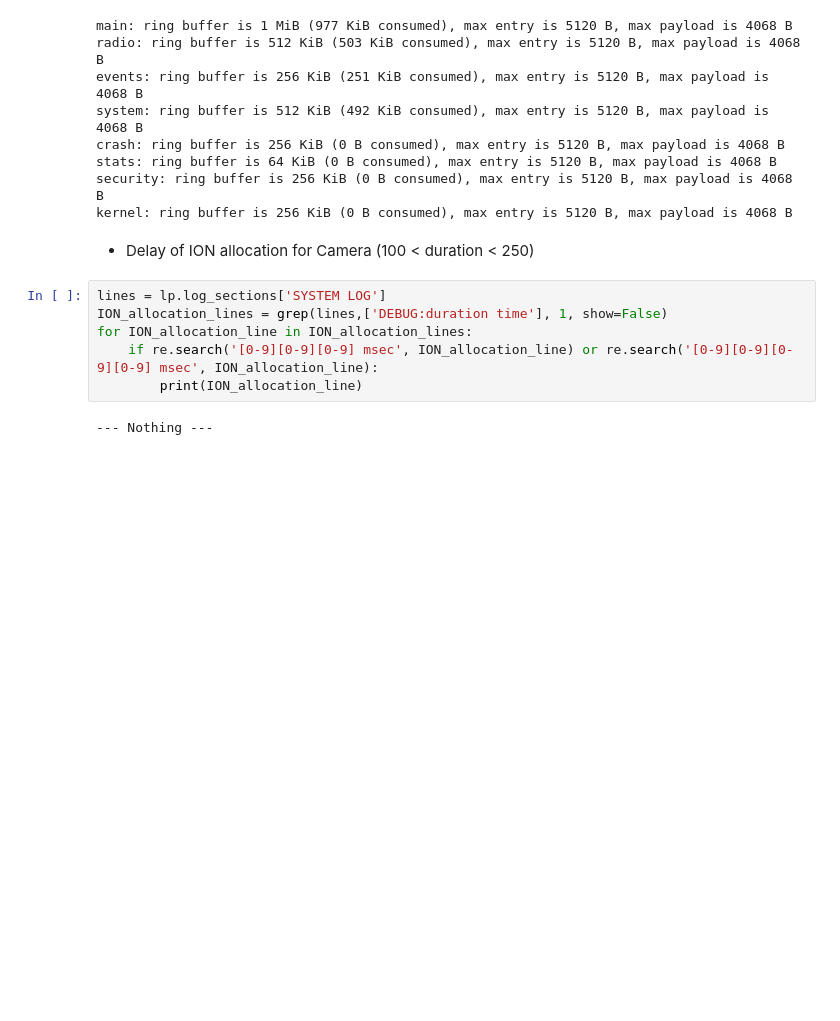
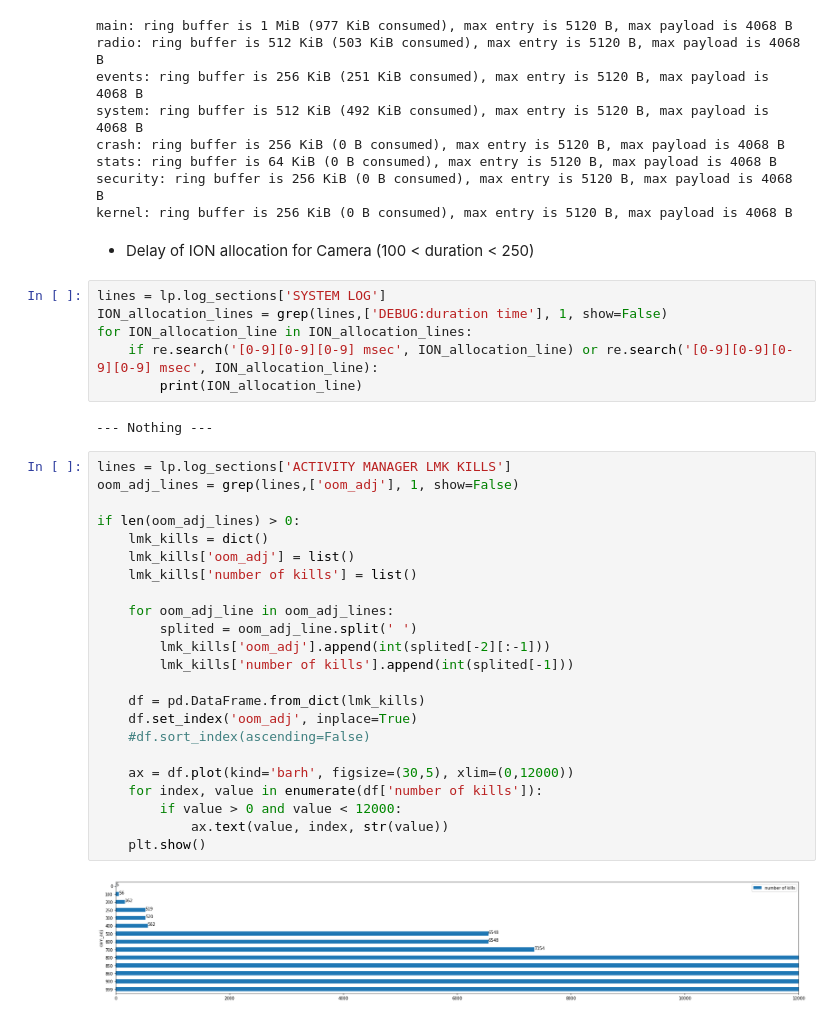
Before and after one commit to Binse-Park/Parser-android-s-dumpstate, a Jupyter notebook: log_parser.ipynb, the cells around one changed output. Saved outputs shown, nothing was run; the diff lists cells and outputs as text; blank space fills up the shorter version.

Commit message:
Add a cell to print the count of lmkd kill
Add a cell to print the count of lmkd kill

```diff
--- a/log_parser.ipynb
+++ b/log_parser.ipynb
@@ -1720,3 +1720,28 @@ for ION_allocation_line in ION_allocation_lines:
         print(ION_allocation_line)
 # %% [output]
 --- Nothing ---
+# %%
+lines = lp.log_sections['ACTIVITY MANAGER LMK KILLS']
+oom_adj_lines = grep(lines,['oom_adj'], 1, show=False)
+
+if len(oom_adj_lines) > 0:
+    lmk_kills = dict()
+    lmk_kills['oom_adj'] = list()
+    lmk_kills['number of kills'] = list()
+
+    for oom_adj_line in oom_adj_lines:
+        splited = oom_adj_line.split(' ')
+        lmk_kills['oom_adj'].append(int(splited[-2][:-1]))
+        lmk_kills['number of kills'].append(int(splited[-1]))
+
+    df = pd.DataFrame.from_dict(lmk_kills)
+    df.set_index('oom_adj', inplace=True)
+    #df.sort_index(ascending=False)
+
+    ax = df.plot(kind='barh', figsize=(30,5), xlim=(0,12000))
+    for index, value in enumerate(df['number of kills']):
+        if value > 0 and value < 12000:
+            ax.text(value, index, str(value))
+    plt.show()
+# %% [output]
+[figure, added]
```
